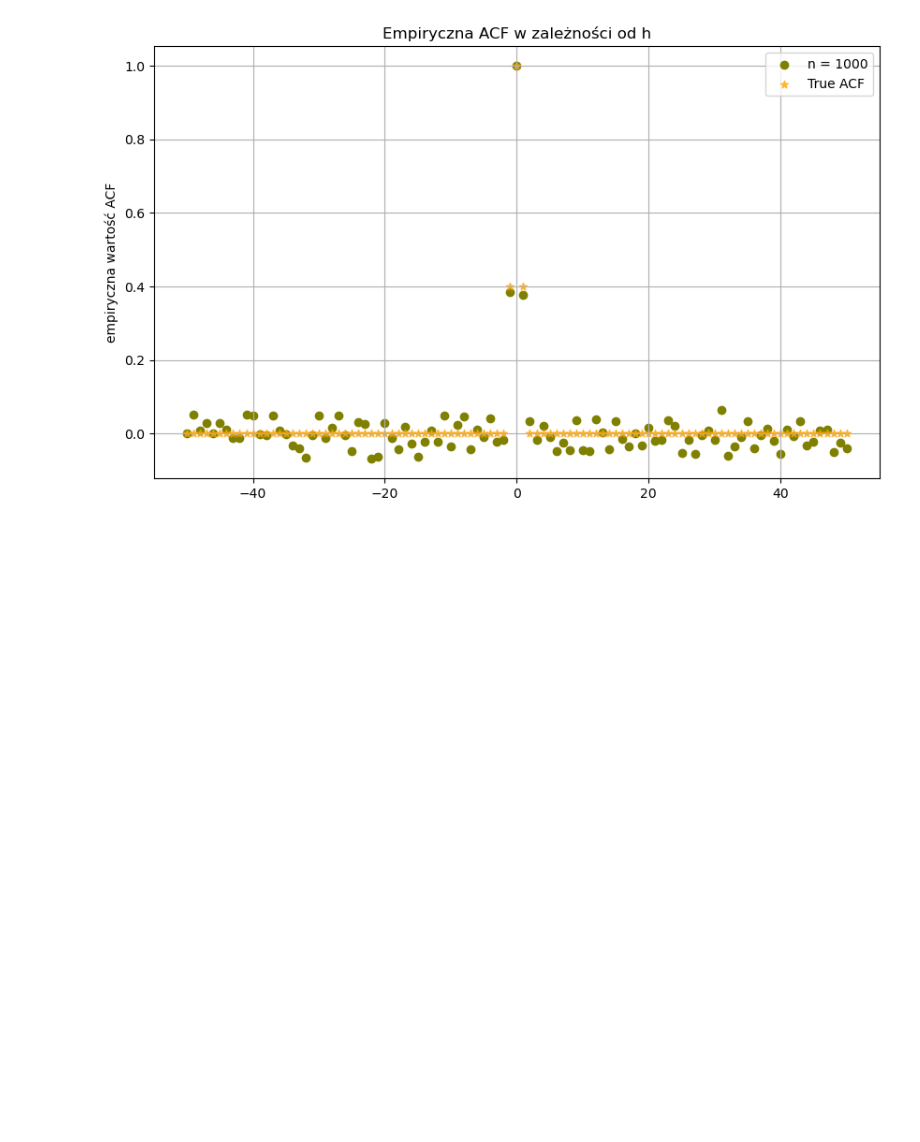
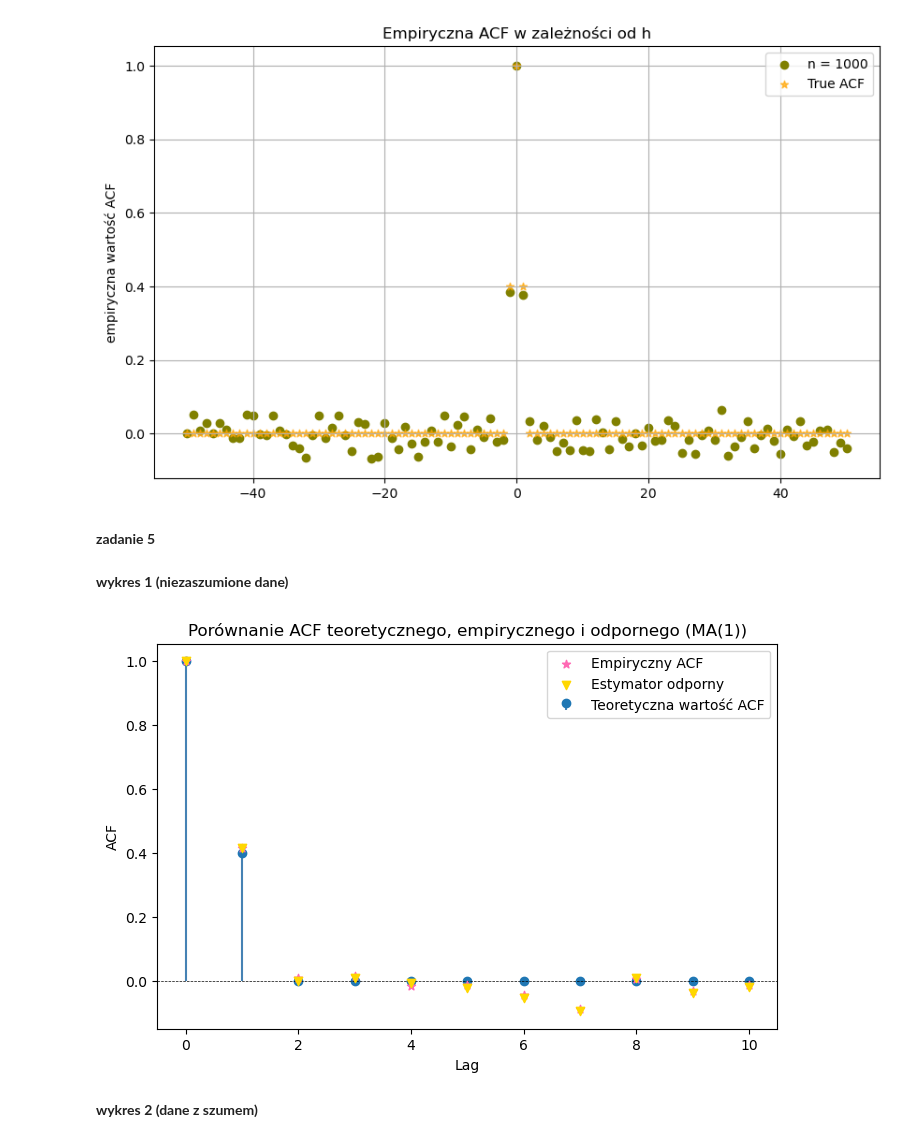
Before and after one commit to 13928861/komputerowa_analiza, a Jupyter notebook: kaszcz lista4.ipynb, the cells around one changed output. Cells and saved outputs as stored; diff of their text form; code cells hidden in the pictures; blank space fills up the shorter version.

```diff
--- a/kaszcz lista4.ipynb
+++ b/kaszcz lista4.ipynb
@@ -153,3 +153,12 @@ plt.grid()
 plt.show()
 # %% [output]
 [figure]
+# %% [markdown]
+**zadanie 5**
+# %% [markdown]
+**wykres 1 (niezaszumione dane)**
+# %%
+n= 1000
+theta= 0.5
+mu = 0
+sigma = 2
@@ -155,0 +205,27 @@ plt.show()
+# %%
+def dane5(n, h, sigma, theta):
+    Z = np.random.normal(0, sigma**2, size = n+1)
+    X = Z[1:] + theta*Z[:-1]
+    return n,h,empACF(X, h) , MA1teoACF(h, theta), odpornyACF(X,h, alpha=0.01)
+# %%
+results3 = []
+lags = np.arange(11)
+for h in lags:
+    n = 1000
+    results3.append(dane5(n,h, sigma, theta))
+df3 = pd.DataFrame(results3, columns = ['n', 'h','empACF', 'ma1teoACF', 'odpornyACF'])
+# %%
+plt.figure(figsize=(8, 5))
+plt.stem(lags, df3["ma1teoACF"], linefmt='steelblue', markerfmt='o',  basefmt='none', label='Teoretyczna wartość ACF')
+plt.scatter(lags,df3["empACF"] , color='hotpink', label='Empiryczny ACF',  marker='*', zorder=5)
+plt.scatter(lags,df3["odpornyACF"] , color='gold', label='Estymator odporny',  marker='v', zorder=5)
+plt.axhline(0, color='black', linewidth=0.5, linestyle='--')
+plt.xlabel("Lag")
+plt.ylabel("ACF")
+plt.title("Porównanie ACF teoretycznego, empirycznego i odpornego (MA(1))")
+plt.legend()
+plt.show()
+# %% [output]
+[figure, added]
+# %% [markdown]
+**wykres 2 (dane z szumem)**
```
Also changed, not shown: parts of 16 cells of this notebook.
